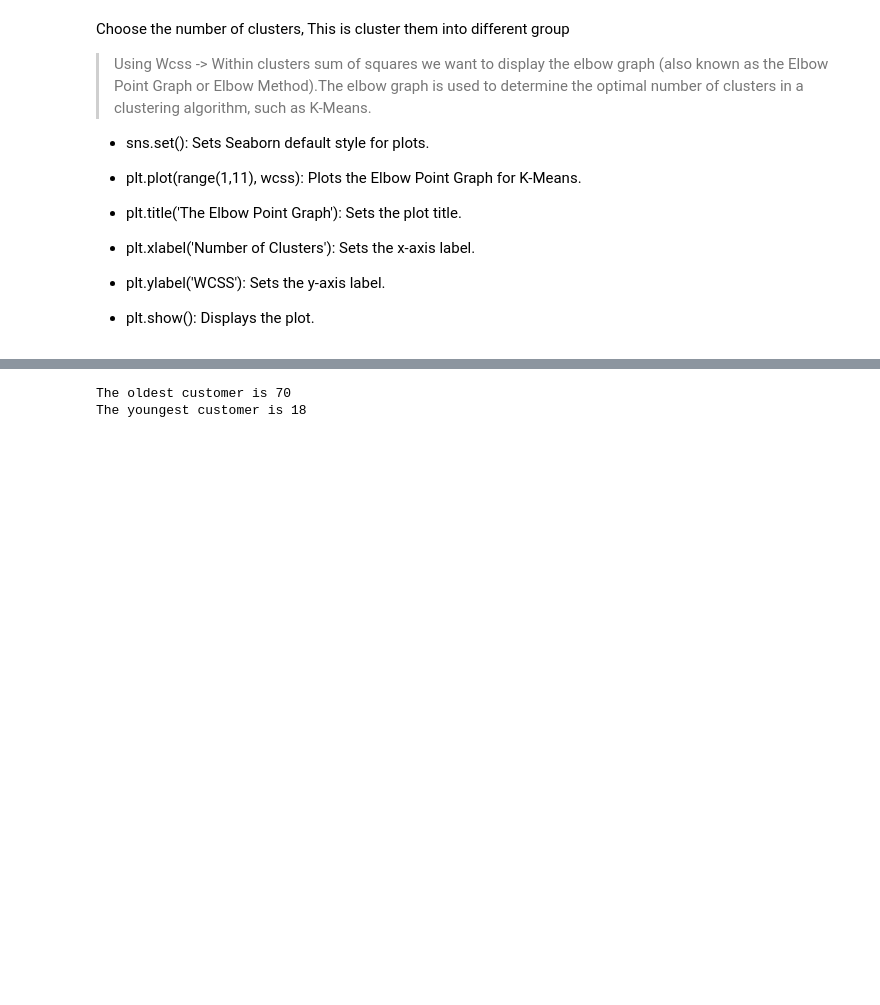
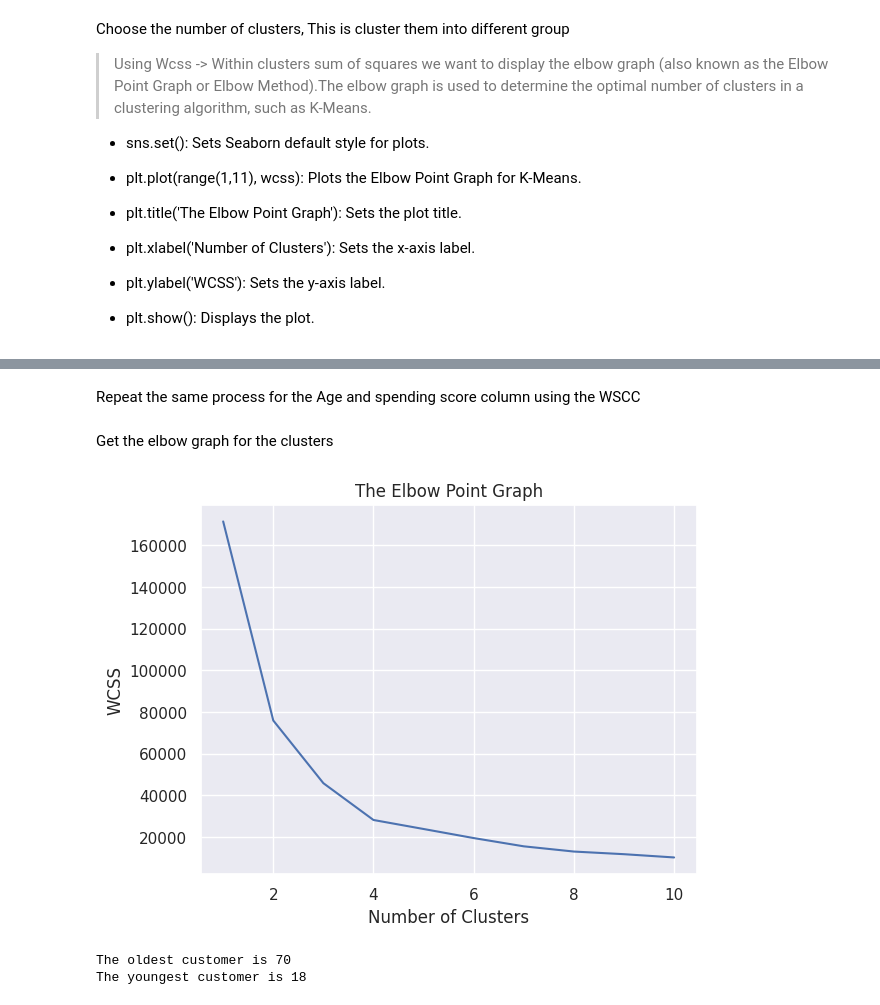
Before and after one commit to azeezkenny007/Project-Work, a Jupyter notebook: Segmentation_of_customer_data_for_market_analysis_using_k_means_clustering.ipynb, the cells around one changed output, grey strips where cells are left out. Drawn from its saved outputs; the diff is of its cells as text; code cells hidden in the pictures; blank space fills up the shorter version.

```diff
--- a/Segmentation_of_customer_data_for_market_analysis_using_k_means_clustering.ipynb
+++ b/Segmentation_of_customer_data_for_market_analysis_using_k_means_clustering.ipynb
@@ -303,0 +312,3 @@ Choose the number of clusters, This is cluster them into different group
+# %%
+ T = customer_data[['Age', 'Spending Score (1-100)']]
+print(T)
@@ -304,3 +330,23 @@ Choose the number of clusters, This is cluster them into different group
+# %% [markdown]
+Repeat the same process for the Age and spending score column using the WSCC
+# %%
+cluster_for_age_and_spending_score =[]
+for i in range(1,11):
+   kmeans = KMeans(n_clusters=i, init='k-means++', n_init=10, random_state=42)
+   kmeans.fit(T)
+
+   cluster_for_age_and_spending_score.append(kmeans.inertia_)
+# %% [markdown]
+Get the elbow graph for the clusters
+# %%
+sns.set()
+plt.plot(range(1,11),cluster_for_age_and_spending_score )
+plt.title('The Elbow Point Graph')
+plt.xlabel('Number of Clusters')
+plt.ylabel('WCSS')
+plt.show()
+# %% [output]
+[figure, added]
 # %%
 oldest_customer  = customer_data["Age"].max()
 
```
Also changed, not shown: parts of 4 cells of this notebook.
